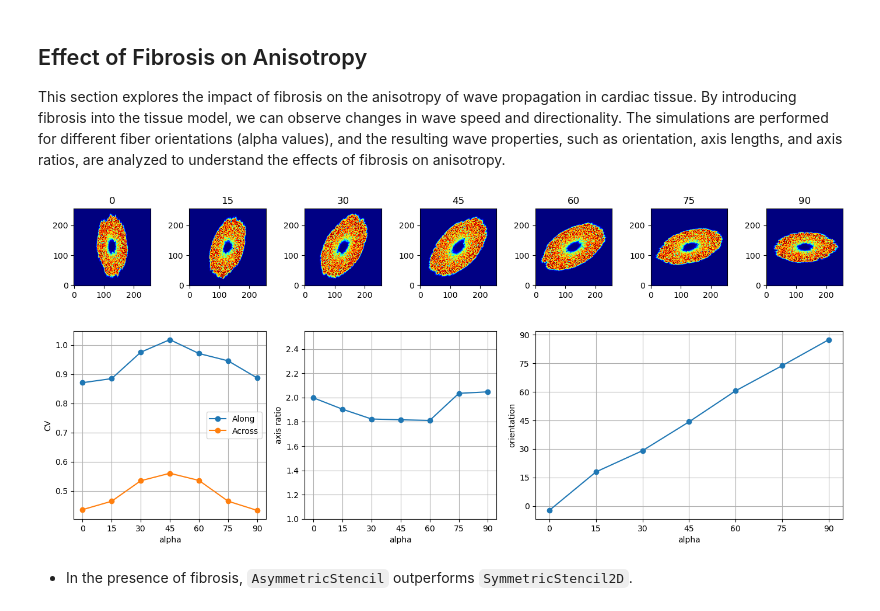
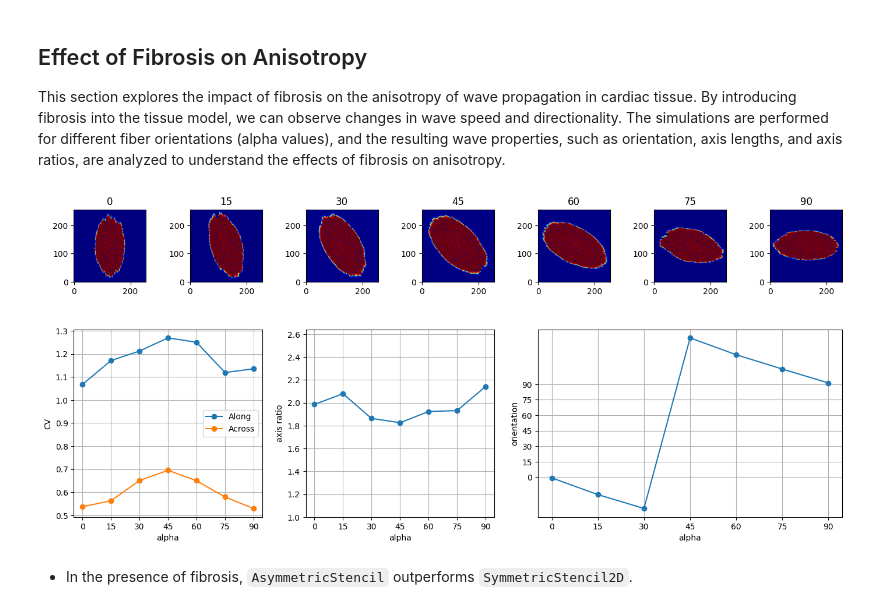
Before and after one commit to finitewave/Finitewave, a Jupyter notebook: Tutorials/Anisotropy2D.ipynb, the cells around one changed output. Drawn from its saved outputs; the diff is of its cells as text; code cells hidden in the pictures.

```diff
--- a/Tutorials/Anisotropy2D.ipynb
+++ b/Tutorials/Anisotropy2D.ipynb
@@ -49,11 +49,11 @@ n = 400
 
 images = []
 for c, n_max in zip([1, 0.5, 0.5], [-1, n//2, -1]):
-    tissue = fw.CardiacTissueGrid([n, n])
+    tissue = fw.CardiacTissueGrid([n, n], dr=0.25)
     tissue.conductivity = np.ones((n, n))
     tissue.conductivity[:n_max, :] = c
 
-    diffusion_model = fw.GridAssembler()
+    diffusion_model = fw.GridModel()
     diffusion_model.stencil = fw.IsotropicStencil()
 
     # set up stimulation parameters:
@@ -64,7 +64,6 @@ for c, n_max in zip([1, 0.5, 0.5], [-1, n//2, -1]):
 
     simulation = fw.CardiacSimulation()
     simulation.dt = 0.01
-    simulation.dr = 0.25
     simulation.t_max = 30
     # add the tissue and the stim parameters to the model object:
     simulation.cardiac_tissue = tissue
@@ -249,11 +247,11 @@ t_max = 30
 
 alphas = np.radians(np.arange(0, 91, 15))
 model = fw.AlievPanfilov()
-stencil = fw.SymmetricStencil2D()
+stencil = fw.SymmetricStencil()
 
 measures_symmetric = []
 images_symmetric = []
-for alpha in alphas:
+for alpha in alphas[:]:
     alpha, u, props = run_simulation(alpha, n, dt, dr, t_max, stencil, model,
                                      model_step=1)
     images_symmetric.append(u)
@@ -264,3 +262,34 @@ measures_symmetric = pd.concat(measures_symmetric)
 plot_anisotropy_vs_angle(measures_symmetric, images_symmetric, alphas)
 # %% [output]
 [figure]
+# %%
+
+import matplotlib.pyplot as plt
+import numpy as np
+import skimage as ski
+import pandas as pd
+
+import finitewave as fw
+
+
+# number of nodes on the side
+n = 400
+dt = 0.01
+dr = 0.25
+t_max = 30
+
+alphas = np.radians(np.arange(0, 91, 15))
+model = fw.AlievPanfilov()
+stencil = fw.CellStencil()
+
+measures_cell = []
+images_cell = []
+for alpha in alphas[:]:
+    alpha, u, props = run_simulation(alpha, n, dt, dr, t_max, stencil, model,
+                                     model_step=1)
+    images_cell.append(u)
+    measures_cell.append(pd.DataFrame(props))
+
+measures_cell = pd.concat(measures_cell)
+
+plot_anisotropy_vs_angle(measures_cell, images_cell, alphas)
@@ -287,36 +319,36 @@ This section explores the impact of fibrosis on the anisotropy of wave propagati
 
 import matplotlib.pyplot as plt
 import numpy as np
 import skimage as ski
 import pandas as pd
 
 import finitewave as fw
 
 
 # number of nodes on the side
 n = 256
 dt = 0.01
 dr = 0.25
-t_max = 30
+t_max = 25
 
 alphas = np.radians(np.arange(0, 91, 15))
-model = fw.AlievPanfilov()
+model = fw.FentonKarma()
 stencil = fw.AsymmetricStencil()
 
 measures_asymmetric_fibro = []
 images_asymmetric_fibro = []
 
 for alpha in alphas:
     alpha, u, props = run_simulation(alpha, n, dt, dr, t_max, stencil, model,
                                      model_step=1, fib_dens=0.2)
     images_asymmetric_fibro.append(u)
     measures_asymmetric_fibro.append(pd.DataFrame(props))
 
 measures_asymmetric_fibro = pd.concat(measures_asymmetric_fibro)
 
 plot_anisotropy_vs_angle(measures_asymmetric_fibro, images_asymmetric_fibro, alphas)
 # %% [output]
-[figure, old version]
+[figure, new version]
 # %% [markdown]
 - In the presence of fibrosis, `AsymmetricStencil` outperforms `SymmetricStencil2D`.
 # %%
```
Also changed, not shown: parts of 9 cells of this notebook, 13 other files.
